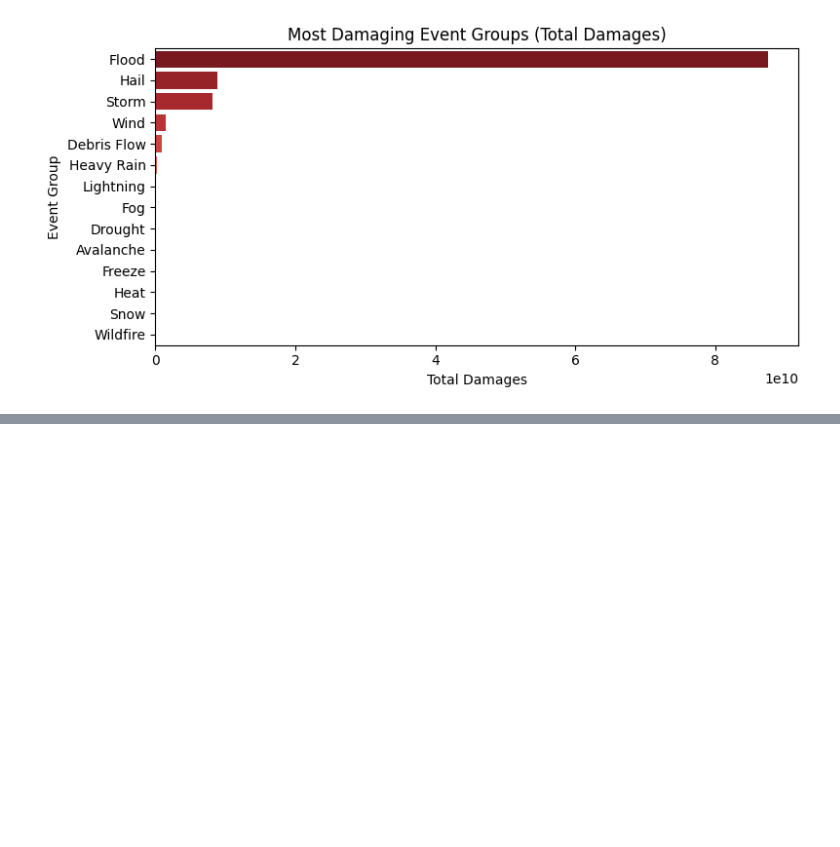
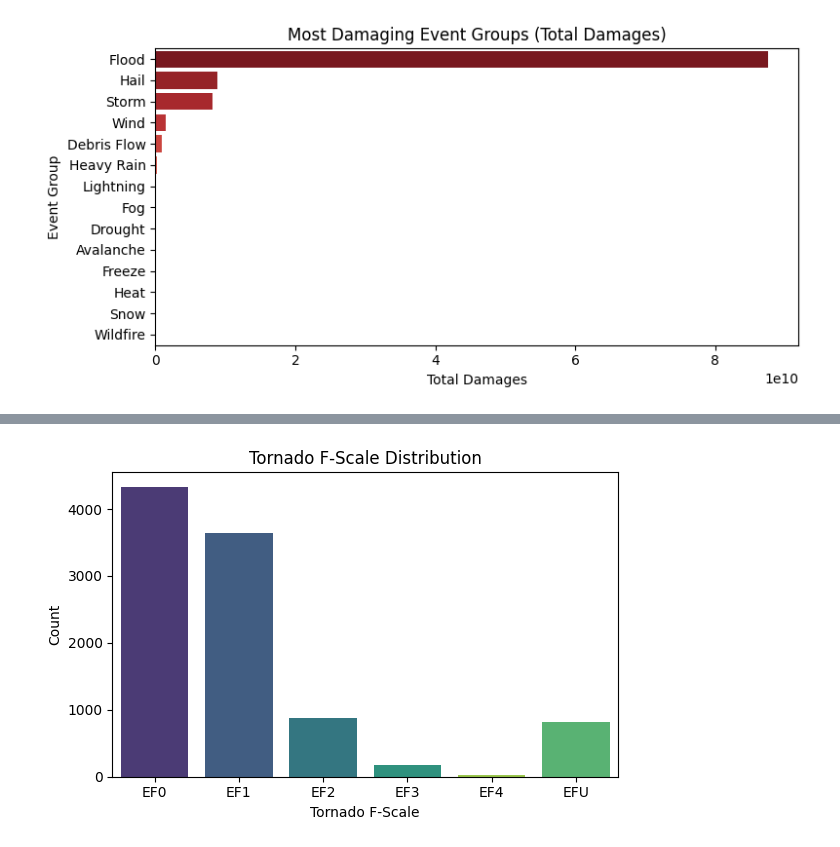
Before and after one commit to mattialodi0/progA3I, a Jupyter notebook: dataset_exploration/disasters_expolarion.ipynb, the cells around one changed output, grey strips where cells are left out. Drawn from its saved outputs; the diff is of its cells as text; code cells hidden in the pictures; blank space fills up the shorter version.

```diff
--- a/dataset_exploration/disasters_expolarion.ipynb
+++ b/dataset_exploration/disasters_expolarion.ipynb
@@ -541,0 +553,11 @@ plt.show()
+# %%
+# plot tornado F-scale distribution
+plt.figure(figsize=(6,4))
+sns.countplot(data=df, x='TOR_F_SCALE', order=sorted(df['TOR_F_SCALE'].dropna().unique()), hue='TOR_F_SCALE', legend=False, palette='viridis')
+plt.xlabel('Tornado F-Scale')
+plt.ylabel('Count')
+plt.title('Tornado F-Scale Distribution')
+plt.tight_layout()
+plt.show()
+# %% [output]
+[figure, added]
```
Also changed, not shown: parts of 6 cells of this notebook.
